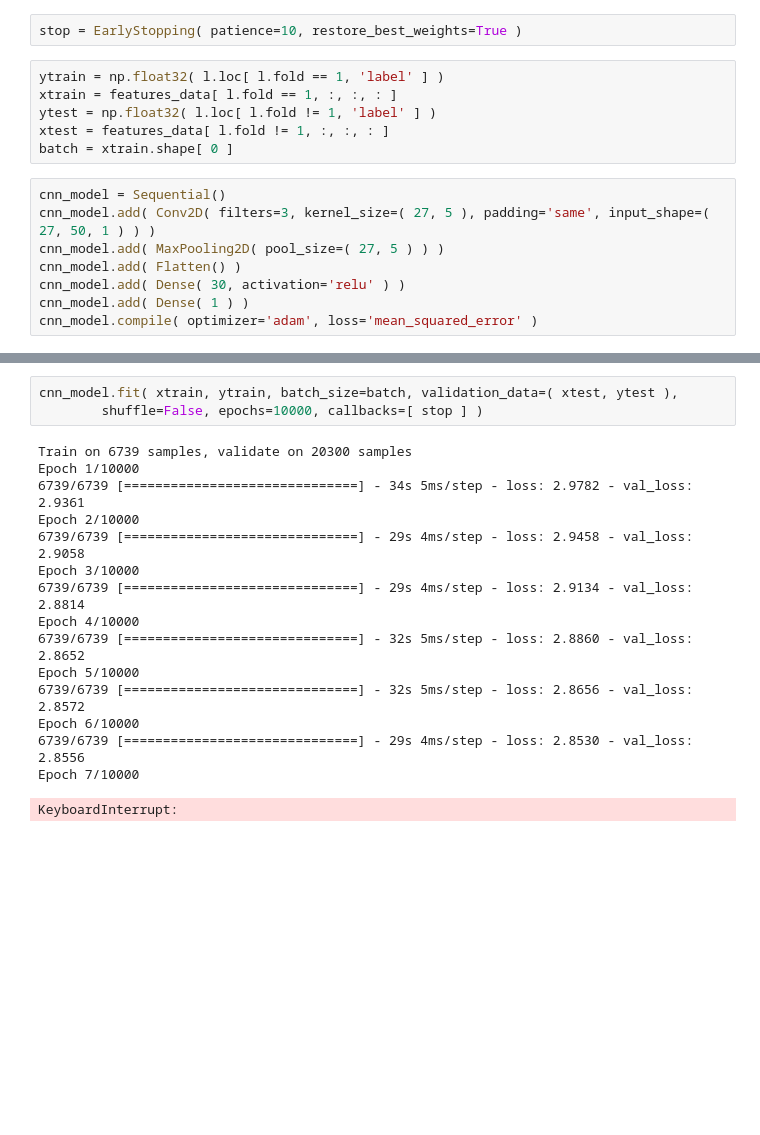
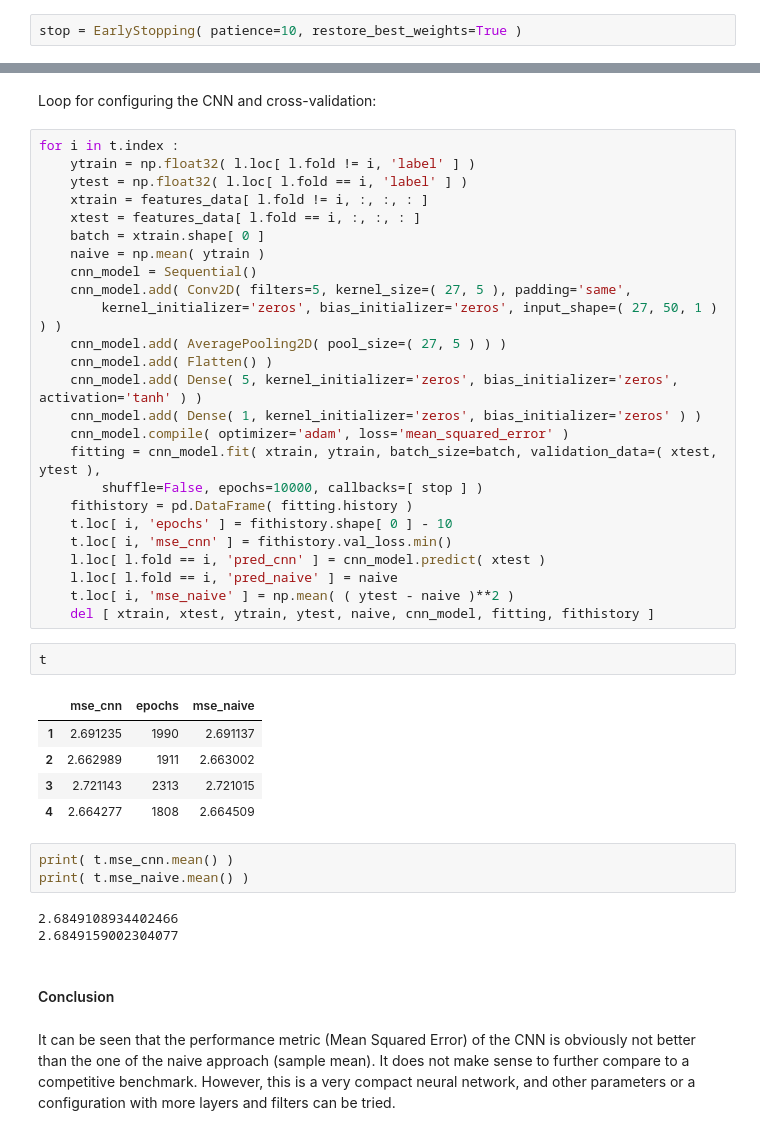
Before and after one commit to d-kulikov/cnn-credit-scoring, a Jupyter notebook: cnn_credit_scoring.ipynb, the cells around one changed output, grey strips where cells are left out. Drawn from its saved outputs; the diff is of its cells as text; blank space fills up the shorter version.

Commit message:
Conclusion

```diff
--- a/cnn_credit_scoring.ipynb
+++ b/cnn_credit_scoring.ipynb
@@ -415,16 +443,2 @@ features_data = np.float32( features_data.reshape( 27039, 27, 50, 1 ) )
 # %%
 stop = EarlyStopping( patience=10, restore_best_weights=True )
-# %%
-ytrain = np.float32( l.loc[ l.fold == 1, 'label' ] )
-xtrain = features_data[ l.fold == 1, :, :, : ]
-ytest = np.float32( l.loc[ l.fold != 1, 'label' ] )
-xtest = features_data[ l.fold != 1, :, :, : ]
-batch = xtrain.shape[ 0 ]
-# %%
-cnn_model = Sequential()
-cnn_model.add( Conv2D( filters=3, kernel_size=( 27, 5 ), padding='same', input_shape=( 27, 50, 1 ) ) )
-cnn_model.add( MaxPooling2D( pool_size=( 27, 5 ) ) )
-cnn_model.add( Flatten() )
-cnn_model.add( Dense( 30, activation='relu' ) )
-cnn_model.add( Dense( 1 ) )
-cnn_model.compile( optimizer='adam', loss='mean_squared_error' )
@@ -452,19 +445,45 @@ _________________________________________________________________
-# %%
-cnn_model.fit( xtrain, ytrain, batch_size=batch, validation_data=( xtest, ytest ),
-        shuffle=False, epochs=10000, callbacks=[ stop ] )
-# %% [output]
-Train on 6739 samples, validate on 20300 samples
-Epoch 1/10000
-6739/6739 [==============================] - 34s 5ms/step - loss: 2.9782 - val_loss: 2.9361
-Epoch 2/10000
-6739/6739 [==============================] - 29s 4ms/step - loss: 2.9458 - val_loss: 2.9058
-Epoch 3/10000
-6739/6739 [==============================] - 29s 4ms/step - loss: 2.9134 - val_loss: 2.8814
-Epoch 4/10000
-6739/6739 [==============================] - 32s 5ms/step - loss: 2.8860 - val_loss: 2.8652
-Epoch 5/10000
-6739/6739 [==============================] - 32s 5ms/step - loss: 2.8656 - val_loss: 2.8572
-Epoch 6/10000
-6739/6739 [==============================] - 29s 4ms/step - loss: 2.8530 - val_loss: 2.8556
-Epoch 7/10000
-KeyboardInterrupt:
+# %% [markdown]
+Loop for configuring the CNN and cross-validation:
+# %%
+for i in t.index :
+    ytrain = np.float32( l.loc[ l.fold != i, 'label' ] )
+    ytest = np.float32( l.loc[ l.fold == i, 'label' ] )
+    xtrain = features_data[ l.fold != i, :, :, : ]
+    xtest = features_data[ l.fold == i, :, :, : ]
+    batch = xtrain.shape[ 0 ]
+    naive = np.mean( ytrain )
+    cnn_model = Sequential()
+    cnn_model.add( Conv2D( filters=5, kernel_size=( 27, 5 ), padding='same',
+        kernel_initializer='zeros', bias_initializer='zeros', input_shape=( 27, 50, 1 ) ) )
+    cnn_model.add( AveragePooling2D( pool_size=( 27, 5 ) ) )
+    cnn_model.add( Flatten() )
+    cnn_model.add( Dense( 5, kernel_initializer='zeros', bias_initializer='zeros', activation='tanh' ) )
+    cnn_model.add( Dense( 1, kernel_initializer='zeros', bias_initializer='zeros' ) )
+    cnn_model.compile( optimizer='adam', loss='mean_squared_error' )
+    fitting = cnn_model.fit( xtrain, ytrain, batch_size=batch, validation_data=( xtest, ytest ),
+        shuffle=False, epochs=10000, callbacks=[ stop ] )
+    fithistory = pd.DataFrame( fitting.history )
+    t.loc[ i, 'epochs' ] = fithistory.shape[ 0 ] - 10
+    t.loc[ i, 'mse_cnn' ] = fithistory.val_loss.min()
+    l.loc[ l.fold == i, 'pred_cnn' ] = cnn_model.predict( xtest )
+    l.loc[ l.fold == i, 'pred_naive' ] = naive
+    t.loc[ i, 'mse_naive' ] = np.mean( ( ytest - naive )**2 )
+    del [ xtrain, xtest, ytrain, ytest, naive, cnn_model, fitting, fithistory ]
+# %%
+t
+# %% [output]
+|  | mse_cnn | epochs | mse_naive |
+| 1 | 2.691235 | 1990 | 2.691137 |
+| 2 | 2.662989 | 1911 | 2.663002 |
+| 3 | 2.721143 | 2313 | 2.721015 |
+| 4 | 2.664277 | 1808 | 2.664509 |
+# %%
+print( t.mse_cnn.mean() )
+print( t.mse_naive.mean() )
+# %% [output]
+2.6849108934402466
+2.6849159002304077
+# %% [markdown]
+#### Conclusion
+# %% [markdown]
+It can be seen that the performance metric (Mean Squared Error) of the CNN is obviously not better than the one of the naive approach (sample mean). It does not make sense to further compare to a competitive benchmark. However, this is a very compact neural network, and other parameters or a configuration with more layers and filters can be tried.
```
Also changed, not shown: parts of 25 cells of this notebook, 1 other file.
